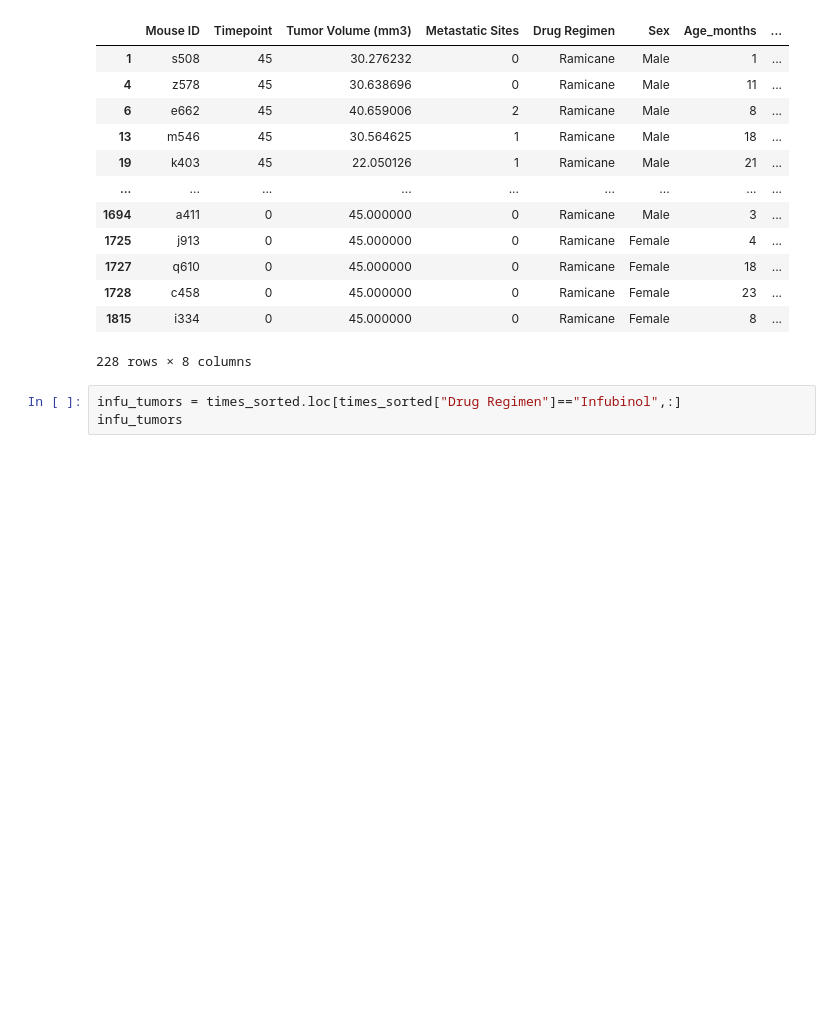
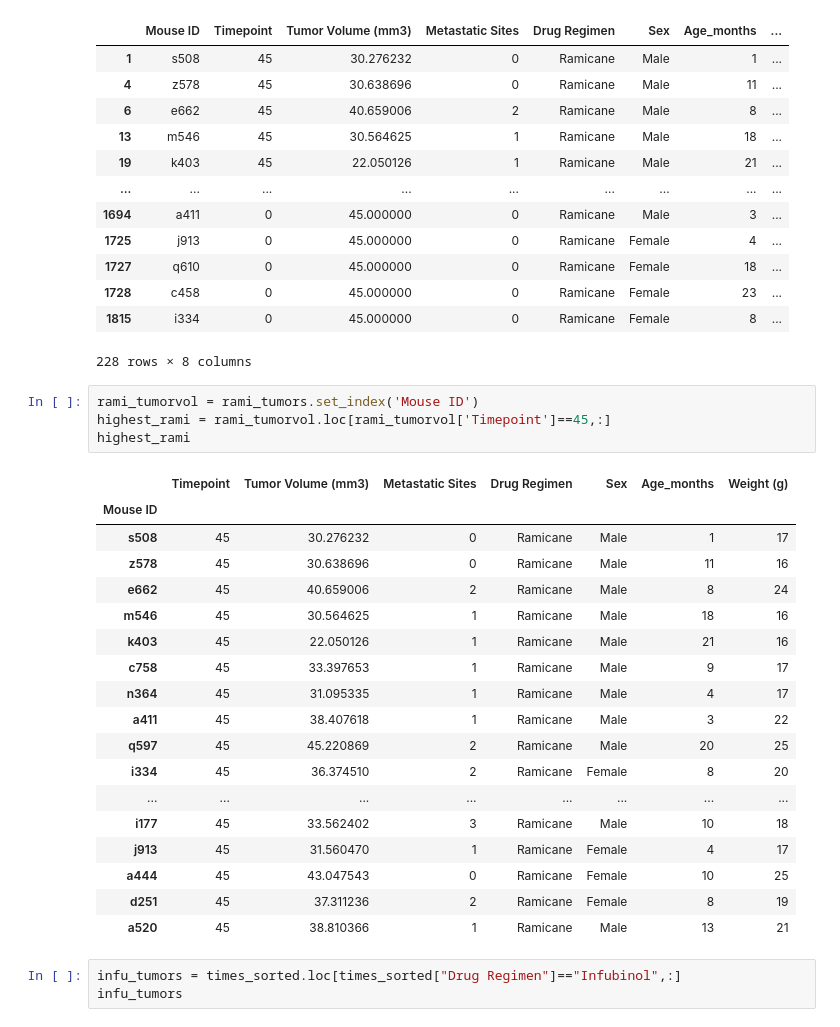
Before and after one commit to Cookees81/pymaceuticals-challenge, a Jupyter notebook: my_pymaceuticals.ipynb, the cells around one changed output. Cells and saved outputs as stored; diff of their text form; blank space fills up the shorter version.

```diff
--- a/my_pymaceuticals.ipynb
+++ b/my_pymaceuticals.ipynb
@@ -394,6 +413,29 @@ rami_tumors
 | 1728 | c458 | 0 | 45.000000 | 0 | Ramicane | Female | 23 | ... |
 | 1815 | i334 | 0 | 45.000000 | 0 | Ramicane | Female | 8 | ... |
 228 rows × 8 columns
+# %%
+rami_tumorvol = rami_tumors.set_index('Mouse ID')
+highest_rami = rami_tumorvol.loc[rami_tumorvol['Timepoint']==45,:]
+highest_rami
+# %% [output]
+|  | Timepoint | Tumor Volume (mm3) | Metastatic Sites | Drug Regimen | Sex | Age_months | Weight (g) |
+| Mouse ID |  |  |  |  |  |  |  |
+| s508 | 45 | 30.276232 | 0 | Ramicane | Male | 1 | 17 |
+| z578 | 45 | 30.638696 | 0 | Ramicane | Male | 11 | 16 |
+| e662 | 45 | 40.659006 | 2 | Ramicane | Male | 8 | 24 |
+| m546 | 45 | 30.564625 | 1 | Ramicane | Male | 18 | 16 |
+| k403 | 45 | 22.050126 | 1 | Ramicane | Male | 21 | 16 |
+| c758 | 45 | 33.397653 | 1 | Ramicane | Male | 9 | 17 |
+| n364 | 45 | 31.095335 | 1 | Ramicane | Male | 4 | 17 |
+| a411 | 45 | 38.407618 | 1 | Ramicane | Male | 3 | 22 |
+| q597 | 45 | 45.220869 | 2 | Ramicane | Male | 20 | 25 |
+| i334 | 45 | 36.374510 | 2 | Ramicane | Female | 8 | 20 |
+| ... | ... | ... | ... | ... | ... | ... | ... |
+| i177 | 45 | 33.562402 | 3 | Ramicane | Male | 10 | 18 |
+| j913 | 45 | 31.560470 | 1 | Ramicane | Female | 4 | 17 |
+| a444 | 45 | 43.047543 | 0 | Ramicane | Female | 10 | 25 |
+| d251 | 45 | 37.311236 | 2 | Ramicane | Female | 8 | 19 |
+| a520 | 45 | 38.810366 | 1 | Ramicane | Male | 13 | 21 |
 # %%
 infu_tumors = times_sorted.loc[times_sorted["Drug Regimen"]=="Infubinol",:]
 infu_tumors
```
Also changed, not shown: parts of 6 cells of this notebook.
